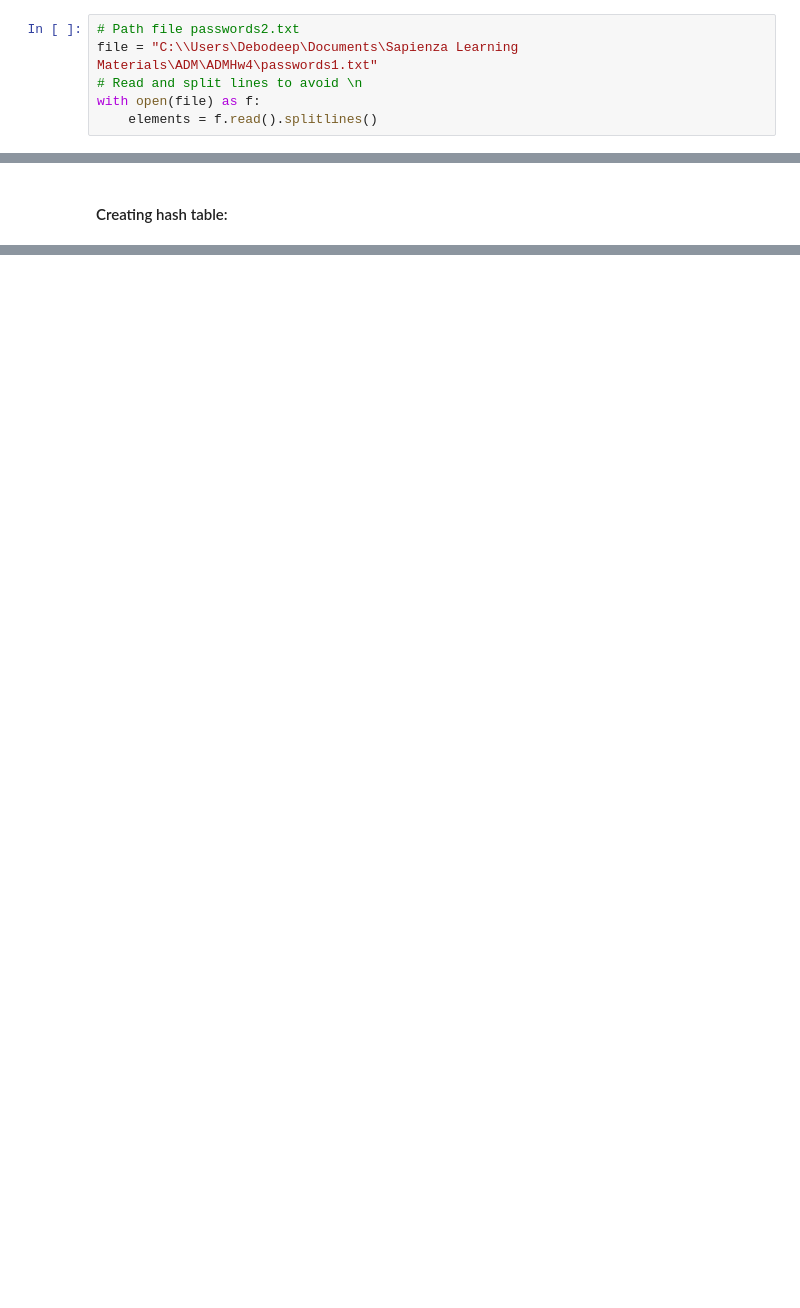
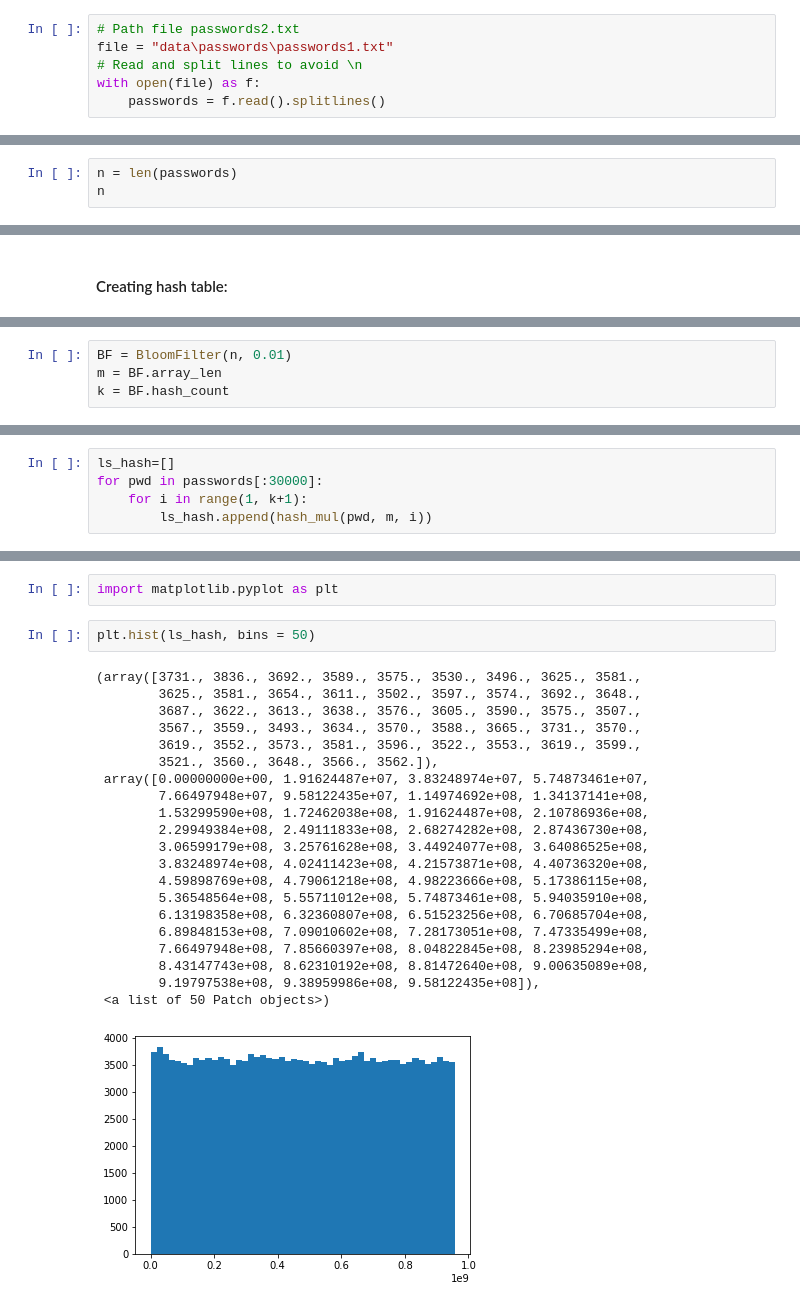
Before and after one commit to Debodeep94/ADM-HW4, a Jupyter notebook: Hashing.ipynb, the cells around one changed output, grey strips where cells are left out. Cells and saved outputs as stored; diff of their text form; blank space fills up the shorter version.

```diff
--- a/Hashing.ipynb
+++ b/Hashing.ipynb
@@ -3,8 +5,8 @@ import math
 # %%
 # Path file passwords2.txt
-file = "C:\\Users\Debodeep\Documents\Sapienza Learning Materials\ADM\ADMHw4\passwords1.txt"
+file = "data\passwords\passwords1.txt"
 # Read and split lines to avoid \n
 with open(file) as f:
-    elements = f.read().splitlines()
+    passwords = f.read().splitlines()
 # %%
 # Print some results
@@ -36,0 +25,3 @@ def hashtab(string,table_size,c):
+# %%
+n = len(passwords)
+n
@@ -51,0 +89,4 @@ for pwrds in elements:
+# %%
+BF = BloomFilter(n, 0.01)
+m = BF.array_len
+k = BF.hash_count
@@ -52,2 +99,7 @@ for pwrds in elements:
+# %%
+ls_hash=[]
+for pwd in passwords[:30000]:
+    for i in range(1, k+1):
+        ls_hash.append(hash_mul(pwd, m, i))
 # %%
 # Print some results
@@ -56,0 +122,26 @@ ls_hash[:10]
+# %%
+import matplotlib.pyplot as plt
+# %%
+plt.hist(ls_hash, bins = 50)
+# %% [output]
+(array([3731., 3836., 3692., 3589., 3575., 3530., 3496., 3625., 3581.,
+        3625., 3581., 3654., 3611., 3502., 3597., 3574., 3692., 3648.,
+        3687., 3622., 3613., 3638., 3576., 3605., 3590., 3575., 3507.,
+        3567., 3559., 3493., 3634., 3570., 3588., 3665., 3731., 3570.,
+        3619., 3552., 3573., 3581., 3596., 3522., 3553., 3619., 3599.,
+        3521., 3560., 3648., 3566., 3562.]),
+ array([0.00000000e+00, 1.91624487e+07, 3.83248974e+07, 5.74873461e+07,
+        7.66497948e+07, 9.58122435e+07, 1.14974692e+08, 1.34137141e+08,
+        1.53299590e+08, 1.72462038e+08, 1.91624487e+08, 2.10786936e+08,
+        2.29949384e+08, 2.49111833e+08, 2.68274282e+08, 2.87436730e+08,
+        3.06599179e+08, 3.25761628e+08, 3.44924077e+08, 3.64086525e+08,
+        3.83248974e+08, 4.02411423e+08, 4.21573871e+08, 4.40736320e+08,
+        4.59898769e+08, 4.79061218e+08, 4.98223666e+08, 5.17386115e+08,
+        5.36548564e+08, 5.55711012e+08, 5.74873461e+08, 5.94035910e+08,
+        6.13198358e+08, 6.32360807e+08, 6.51523256e+08, 6.70685704e+08,
+        6.89848153e+08, 7.09010602e+08, 7.28173051e+08, 7.47335499e+08,
+        7.66497948e+08, 7.85660397e+08, 8.04822845e+08, 8.23985294e+08,
+        8.43147743e+08, 8.62310192e+08, 8.81472640e+08, 9.00635089e+08,
+        9.19797538e+08, 9.38959986e+08, 9.58122435e+08]),
+ <a list of 50 Patch objects>)
+[figure, added]
```
Also changed, not shown: parts of 16 cells of this notebook, 4 other files.
